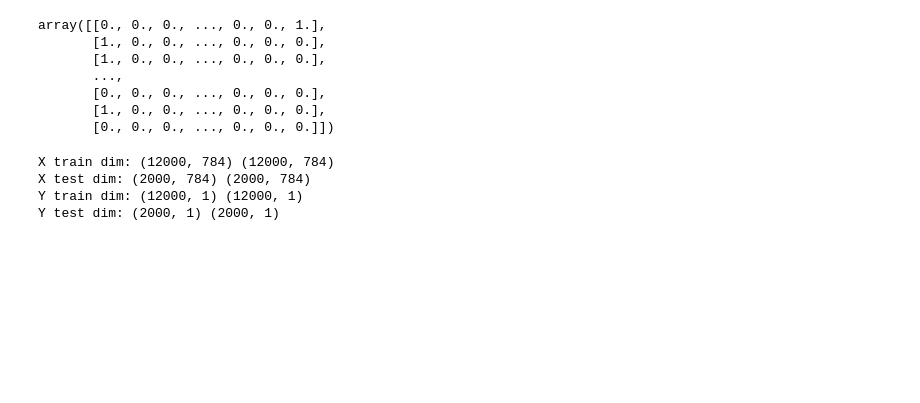
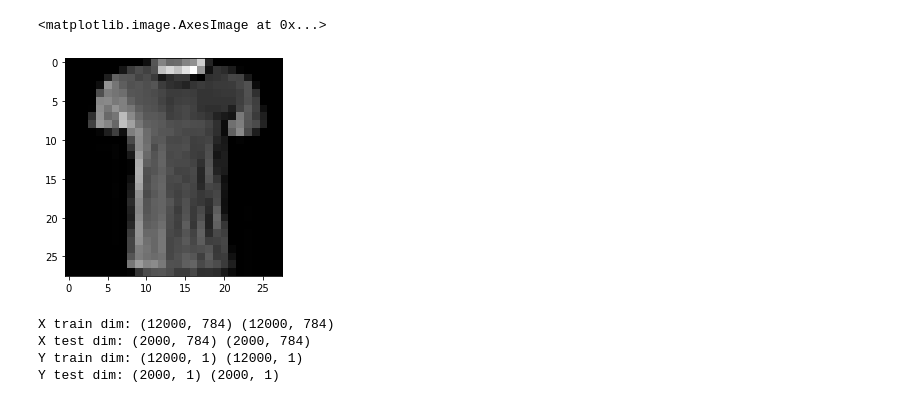
Before and after one commit to Zihaokong/DeepLearning, a Jupyter notebook: PA1/Programming Assignment 1.ipynb, the cells around one changed output. Saved outputs shown, nothing was run; the diff lists cells and outputs as text; code cells hidden in the pictures; blank space fills up the shorter version.

```diff
--- a/PA1/Programming Assignment 1.ipynb
+++ b/PA1/Programming Assignment 1.ipynb
@@ -30,16 +30,12 @@ y_train_all_class = np.eye(10)[y_train_mnist]
 
 X_test_all_class = X_test_mnist
 y_test_all_class = np.eye(10)[y_test_mnist]
-# %%
-y_train_all_class
-# %% [output]
-array([[0., 0., 0., ..., 0., 0., 1.],
-       [1., 0., 0., ..., 0., 0., 0.],
-       [1., 0., 0., ..., 0., 0., 0.],
-       ...,
-       [0., 0., 0., ..., 0., 0., 0.],
-       [1., 0., 0., ..., 0., 0., 0.],
-       [0., 0., 0., ..., 0., 0., 0.]])
+# %%
+# Randomly sample an image from the dataset
+plt.imshow(X_train_mnist[np.random.randint(0, len(X_train_mnist))].reshape(28, 28), cmap='gray')
+# %% [output]
+<matplotlib.image.AxesImage at 0x...>
+[figure, added]
 # %%
 # Shuffle
 shuffled_indices = np.random.permutation(len(X_train_tshirt_boot))
```
Also changed, not shown: parts of 8 cells of this notebook, 7 other files.
